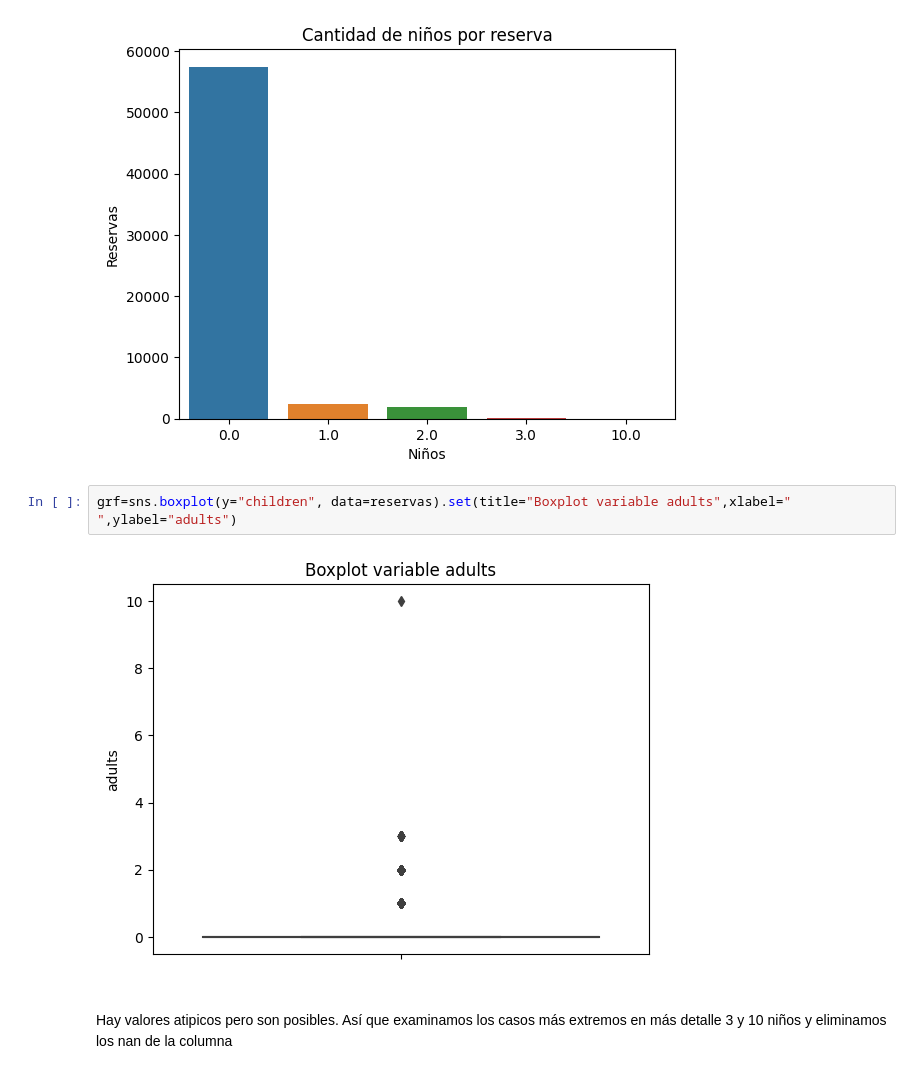
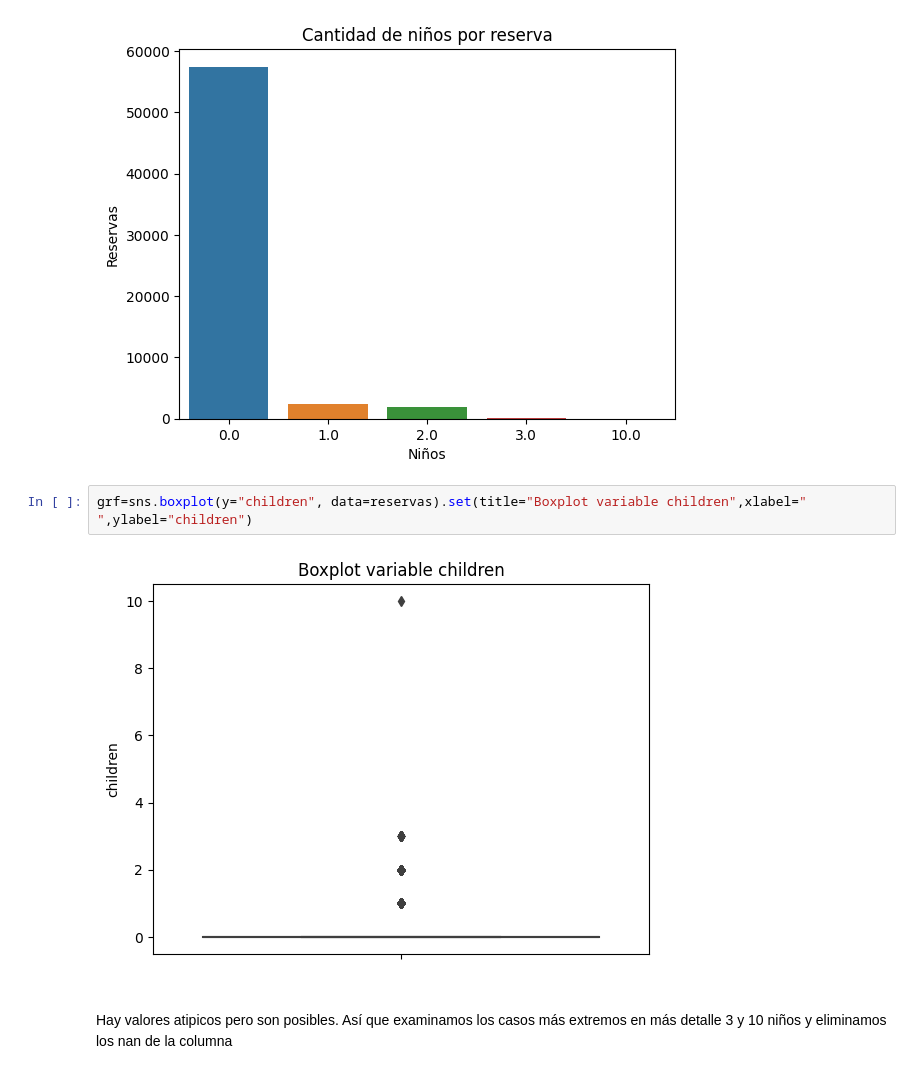
Before and after one commit to franmazzaro/7506R-2C2023-GRUPO39, a Jupyter notebook: 7506R_TP1_GRUPO39_CHP1_ENTREGA.ipynb, the cells around one changed output. Cells and saved outputs as stored; diff of their text form.

```diff
--- a/7506R_TP1_GRUPO39_CHP1_ENTREGA.ipynb
+++ b/7506R_TP1_GRUPO39_CHP1_ENTREGA.ipynb
@@ -550,9 +571,9 @@ plt.show()
 # %% [output]
 [figure]
 # %%
-grf=sns.boxplot(y="children", data=reservas).set(title="Boxplot variable adults",xlabel=" ",ylabel="adults")
+grf=sns.boxplot(y="children", data=reservas).set(title="Boxplot variable children",xlabel=" ",ylabel="children")
 # %% [output]
-[figure, old version]
+[figure, new version]
 # %% [markdown]
 Hay valores atipicos pero son posibles. Así que examinamos los casos más extremos en más detalle 3 y 10 niños y eliminamos los nan de la columna
 # %%
```
Also changed, not shown: parts of 14 cells of this notebook.
